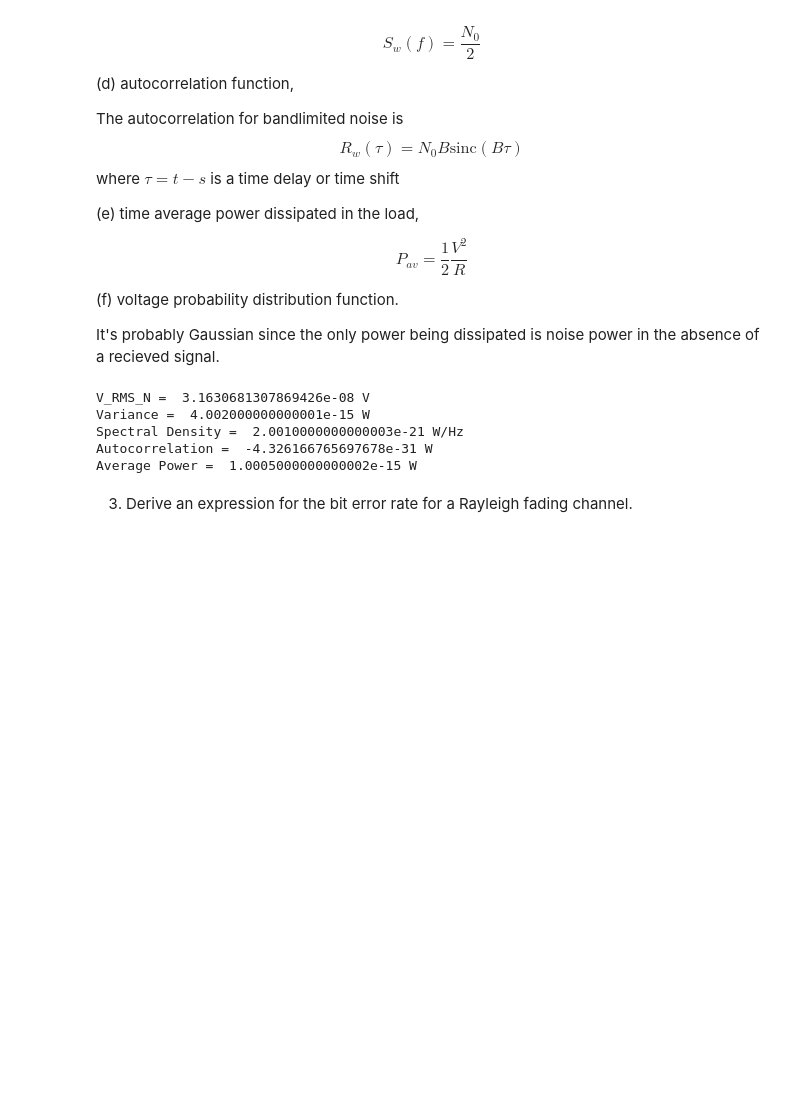
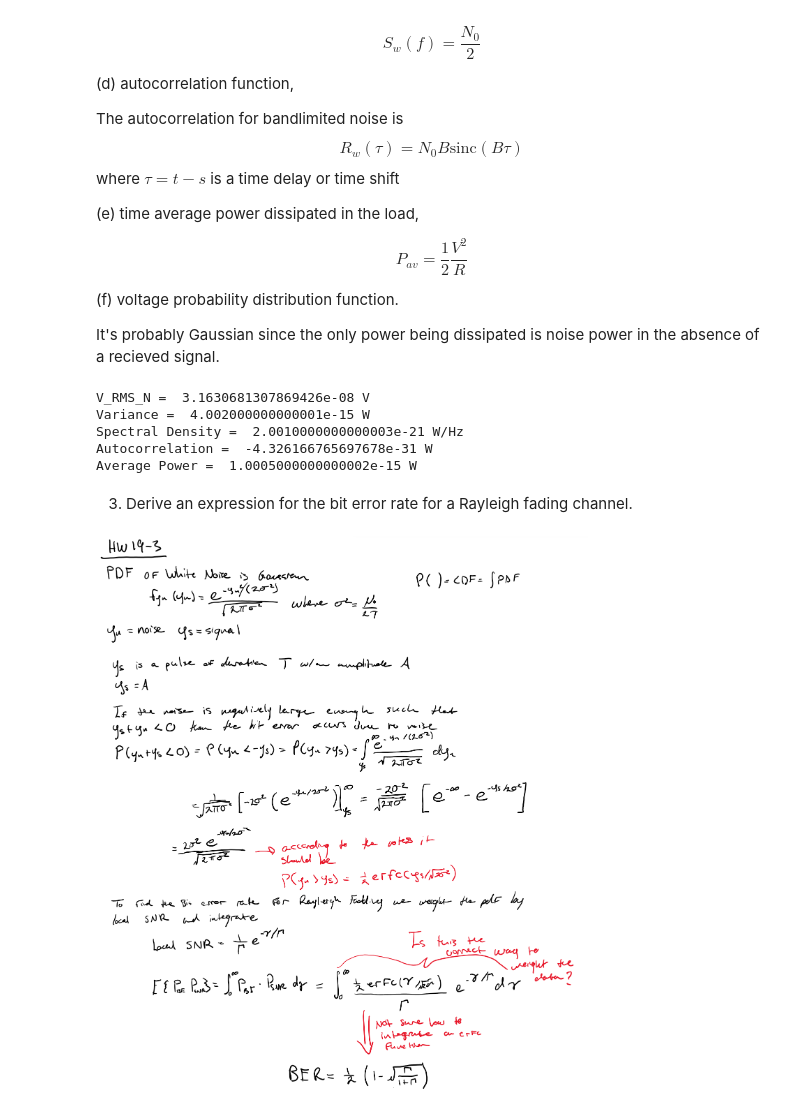
Before and after one commit to Montuck/antenna-software, a Jupyter notebook: HW19.ipynb, the cells around one changed output. Saved outputs shown, nothing was run; the diff lists cells and outputs as text; code cells hidden in the pictures; blank space fills up the shorter version.

```diff
--- a/HW19.ipynb
+++ b/HW19.ipynb
@@ -95,3 +95,11 @@ Autocorrelation =  -4.326166765697678e-31 W
 Average Power =  1.0005000000000002e-15 W
 # %% [markdown]
 3. Derive an expression for the bit error rate for a Rayleigh fading channel.
+# %%
+from IPython.display import Image
+from IPython.core.display import HTML
+
+# show work done by hand
+display(Image("Schw19-3.png", width=500, height=500))
+# %% [output]
+[figure, added]
```
